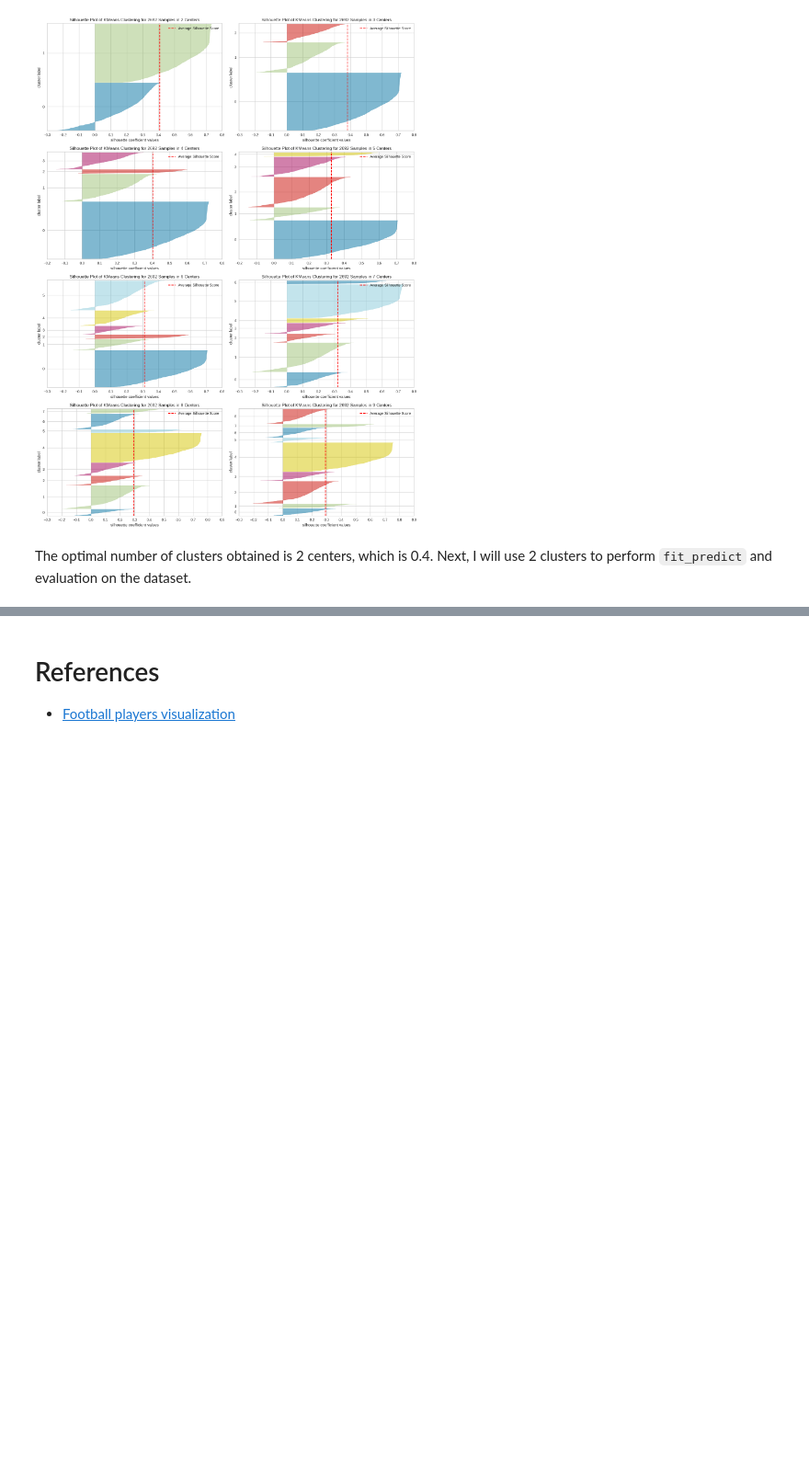
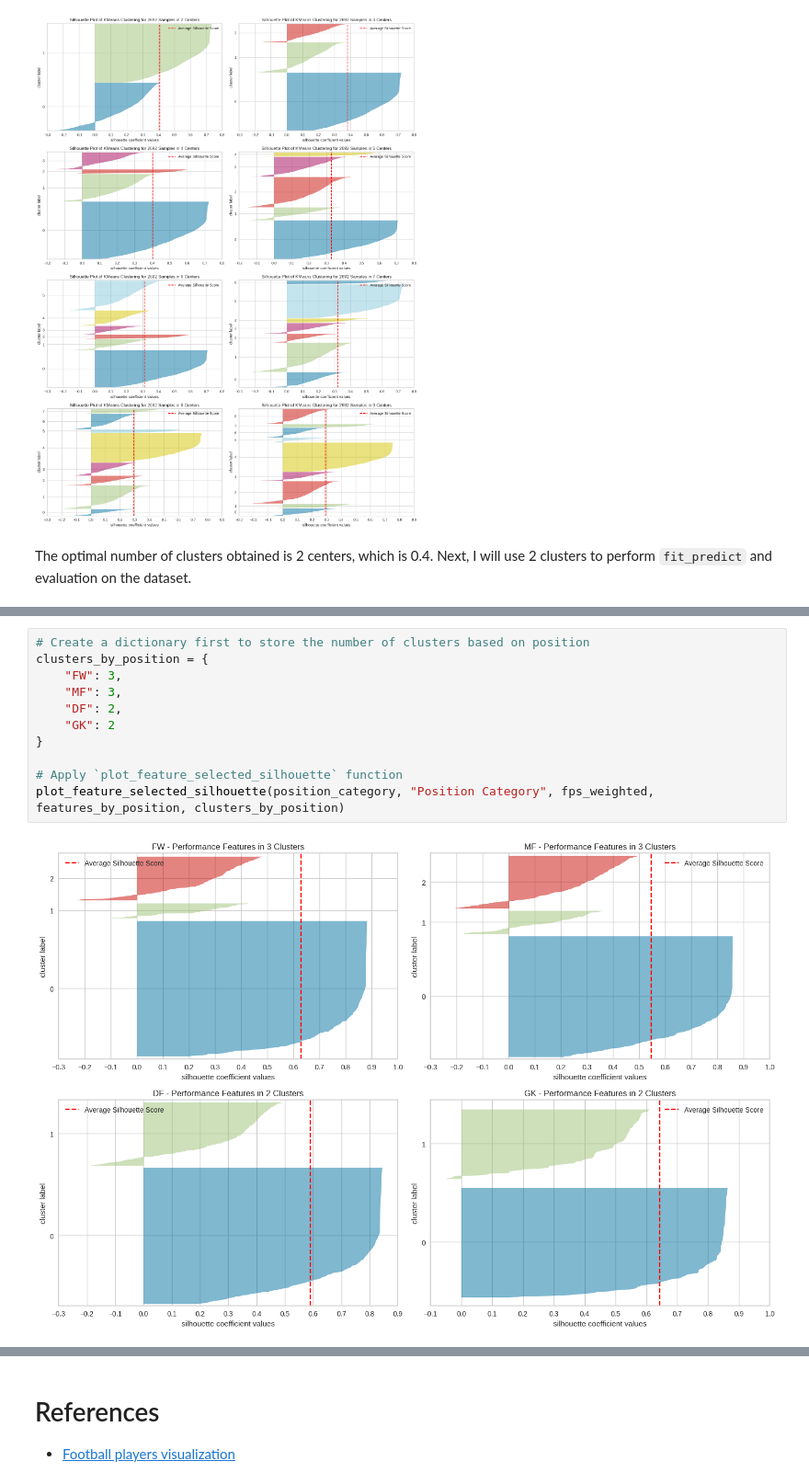
Before and after one commit to marifr25/dicoding_project, a Jupyter notebook: Clustering_Pemain_Sepakbola_Eropa/Kaggle_Version/Clustering_of_Football_Player_Statistics.ipynb, the cells around one changed output, grey strips where cells are left out. Shown at 92% size. Cells and saved outputs as stored; diff of their text form; blank space fills up the shorter version.

```diff
--- a/Clustering_Pemain_Sepakbola_Eropa/Kaggle_Version/Clustering_of_Football_Player_Statistics.ipynb
+++ b/Clustering_Pemain_Sepakbola_Eropa/Kaggle_Version/Clustering_of_Football_Player_Statistics.ipynb
@@ -548,0 +840,13 @@ def kmeans_position(df, position, cluster, features):
+# %%
+# Create a dictionary first to store the number of clusters based on position
+clusters_by_position = {
+    "FW": 3,
+    "MF": 3,
+    "DF": 2,
+    "GK": 2
+}
+
+# Apply `plot_feature_selected_silhouette` function
+plot_feature_selected_silhouette(position_category, "Position Category", fps_weighted, features_by_position, clusters_by_position)
+# %% [output]
+[figure, added]
```
Also changed, not shown: parts of 21 cells of this notebook.
